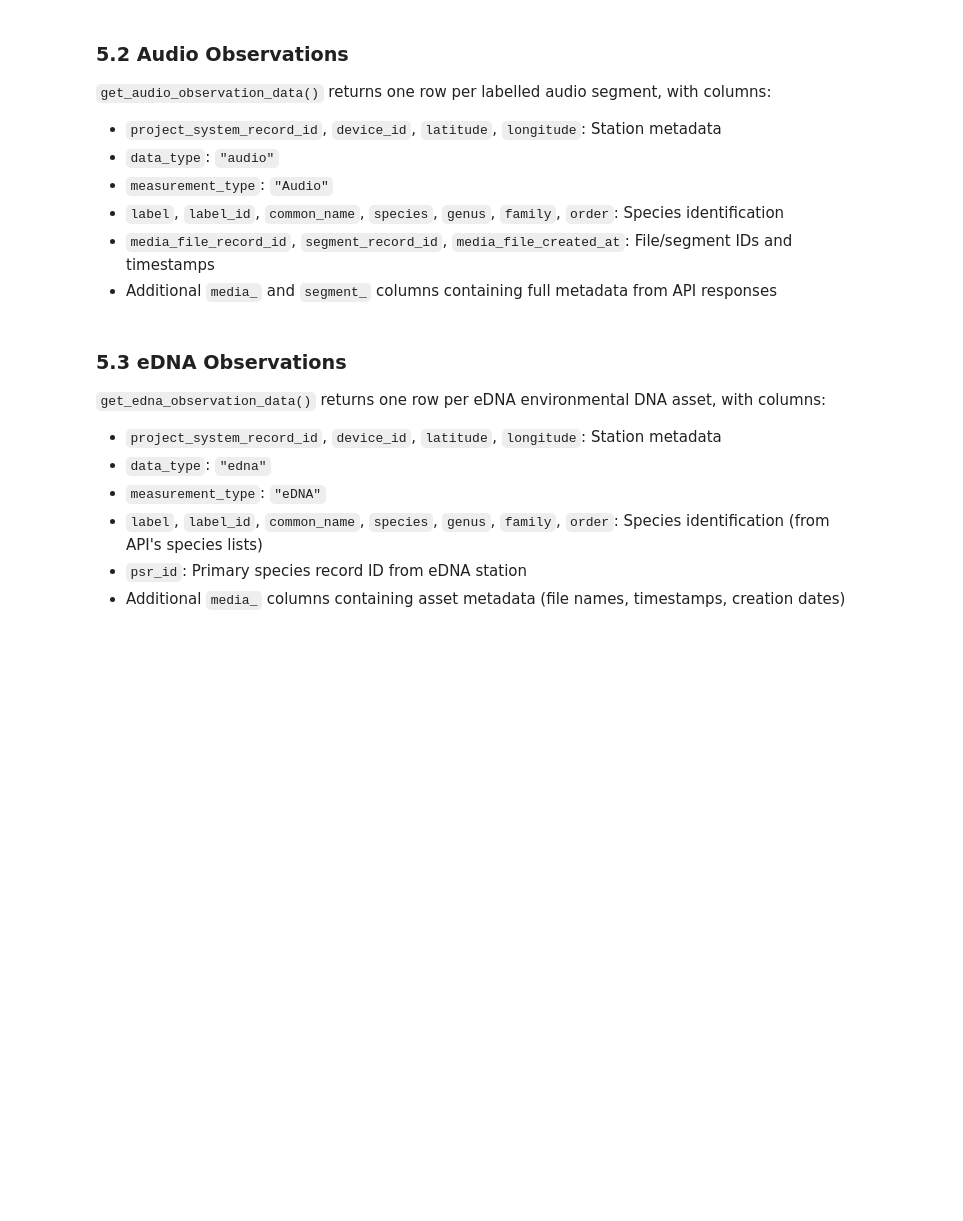
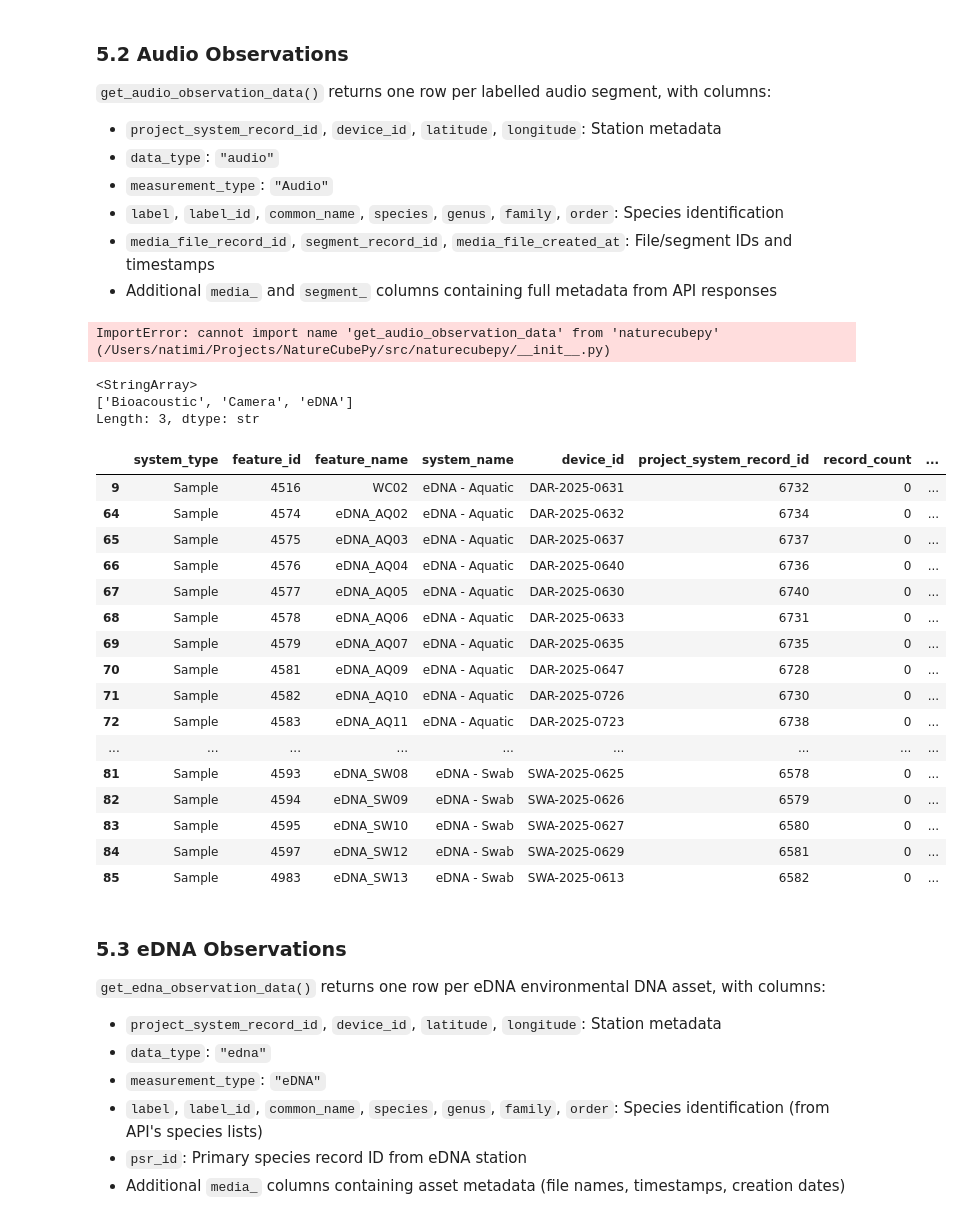
Before and after one commit to Okala-Ltd/NatureCubePy, a Jupyter notebook: tutorials/02_data_retrieval.ipynb, the cells around one changed output. Drawn from its saved outputs; the diff is of its cells as text; code cells hidden in the pictures; blank space fills up the shorter version.

```diff
--- a/tutorials/02_data_retrieval.ipynb
+++ b/tutorials/02_data_retrieval.ipynb
@@ -187,6 +170,40 @@ The below need implementing:
 - `label`, `label_id`, `common_name`, `species`, `genus`, `family`, `order`: Species identification
 - `media_file_record_id`, `segment_record_id`, `media_file_created_at`: File/segment IDs and timestamps
 - Additional `media_` and `segment_` columns containing full metadata from API responses
+# %%
+from naturecubepy import get_audio_observation_data
+
+a_df = get_audio_observation_data(hdr)
+# %% [output]
+ImportError: cannot import name 'get_audio_observation_data' from 'naturecubepy' (/Users/natimi/Projects/NatureCubePy/src/naturecubepy/__init__.py)
+# %%
+stations = get_station_info(hdr, "audio")
+# %%
+stations.measurement_type.unique()
+# %% [output]
+<StringArray>
+['Bioacoustic', 'Camera', 'eDNA']
+Length: 3, dtype: str
+# %%
+stations[stations['measurement_type'] == 'eDNA']
+# %% [output]
+|  | system_type | feature_id | feature_name | system_name | device_id | project_system_record_id | record_count | ... |
+| 9 | Sample | 4516 | WC02 | eDNA - Aquatic | DAR-2025-0631 | 6732 | 0 | ... |
+| 64 | Sample | 4574 | eDNA_AQ02 | eDNA - Aquatic | DAR-2025-0632 | 6734 | 0 | ... |
+| 65 | Sample | 4575 | eDNA_AQ03 | eDNA - Aquatic | DAR-2025-0637 | 6737 | 0 | ... |
+| 66 | Sample | 4576 | eDNA_AQ04 | eDNA - Aquatic | DAR-2025-0640 | 6736 | 0 | ... |
+| 67 | Sample | 4577 | eDNA_AQ05 | eDNA - Aquatic | DAR-2025-0630 | 6740 | 0 | ... |
+| 68 | Sample | 4578 | eDNA_AQ06 | eDNA - Aquatic | DAR-2025-0633 | 6731 | 0 | ... |
+| 69 | Sample | 4579 | eDNA_AQ07 | eDNA - Aquatic | DAR-2025-0635 | 6735 | 0 | ... |
+| 70 | Sample | 4581 | eDNA_AQ09 | eDNA - Aquatic | DAR-2025-0647 | 6728 | 0 | ... |
+| 71 | Sample | 4582 | eDNA_AQ10 | eDNA - Aquatic | DAR-2025-0726 | 6730 | 0 | ... |
+| 72 | Sample | 4583 | eDNA_AQ11 | eDNA - Aquatic | DAR-2025-0723 | 6738 | 0 | ... |
+| ... | ... | ... | ... | ... | ... | ... | ... | ... |
+| 81 | Sample | 4593 | eDNA_SW08 | eDNA - Swab | SWA-2025-0625 | 6578 | 0 | ... |
+| 82 | Sample | 4594 | eDNA_SW09 | eDNA - Swab | SWA-2025-0626 | 6579 | 0 | ... |
+| 83 | Sample | 4595 | eDNA_SW10 | eDNA - Swab | SWA-2025-0627 | 6580 | 0 | ... |
+| 84 | Sample | 4597 | eDNA_SW12 | eDNA - Swab | SWA-2025-0629 | 6581 | 0 | ... |
+| 85 | Sample | 4983 | eDNA_SW13 | eDNA - Swab | SWA-2025-0613 | 6582 | 0 | ... |
 # %% [markdown]
 ### 5.3 eDNA Observations
 
```
Also changed, not shown: parts of 8 cells of this notebook, 2 other files.
